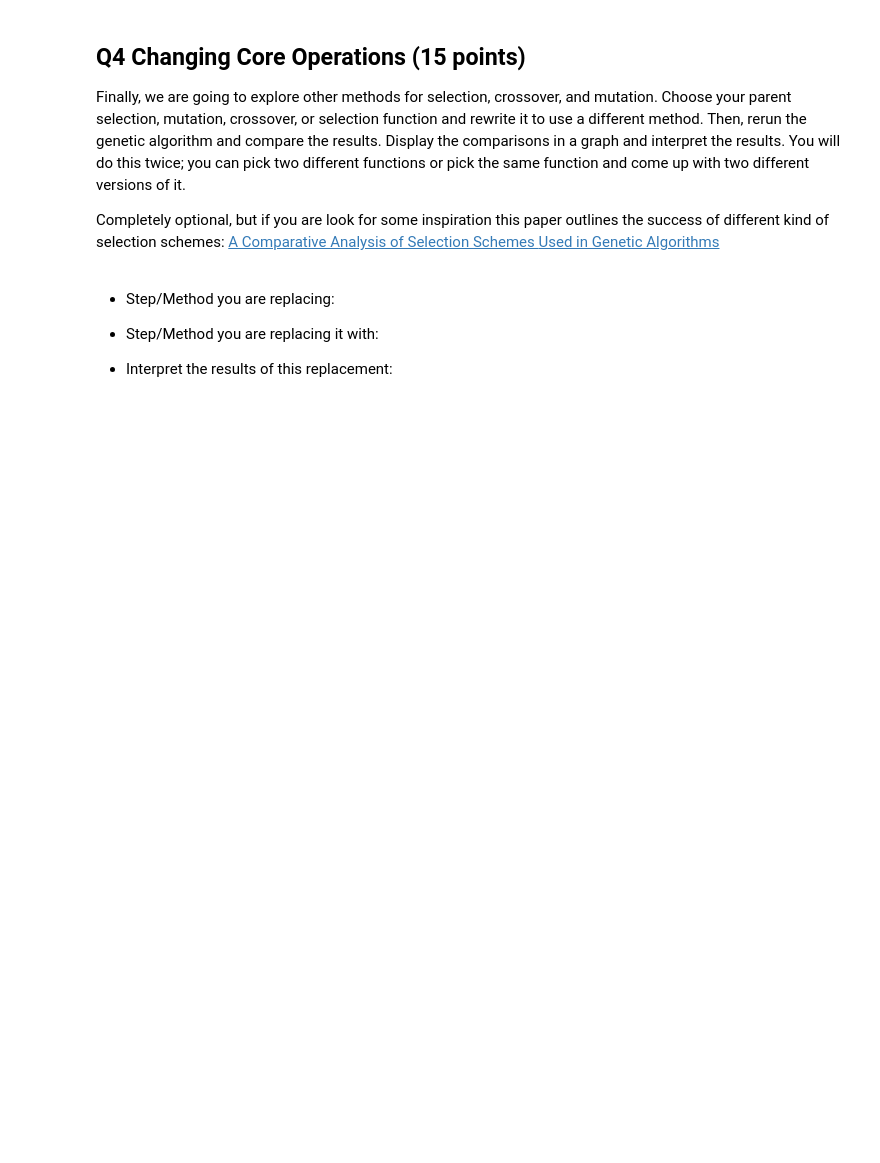
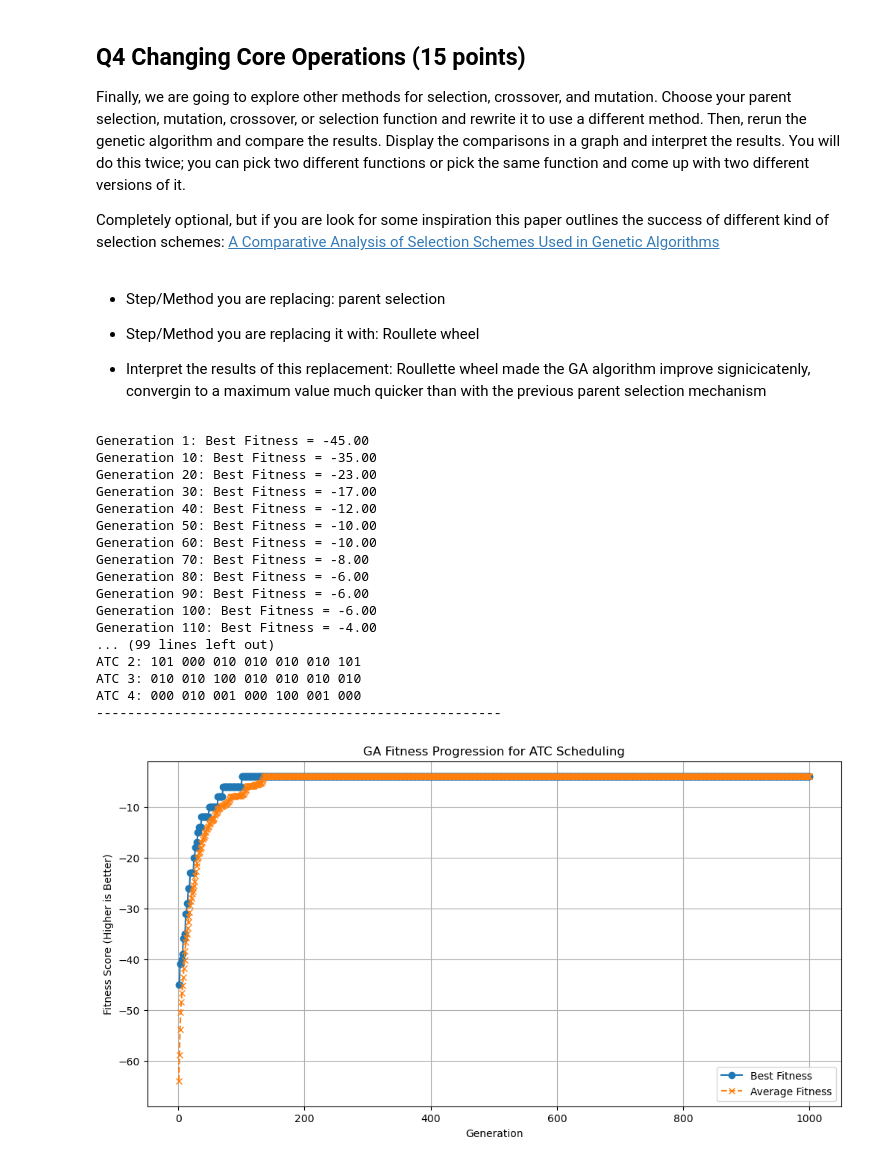
Before and after one commit to Josephvazhae1/advanced-algorithms-2025-01, a Jupyter notebook: lab-assignments/07-genetic/07-genetic-lab.ipynb, the cells around one changed output. Cells and saved outputs as stored; diff of their text form; code cells hidden in the pictures; blank space fills up the shorter version.

```diff
--- a/lab-assignments/07-genetic/07-genetic-lab.ipynb
+++ b/lab-assignments/07-genetic/07-genetic-lab.ipynb
@@ -382,8 +606,9 @@ Finally, we are going to explore other methods for selection, crossover, and mut
 Completely optional, but if you are look for some inspiration this paper outlines the success of different kind of selection schemes: [A Comparative Analysis of Selection Schemes
 Used in Genetic Algorithms](https://www.cse.unr.edu/~sushil/class/gas/papers/Select.pdf)
 # %% [markdown]
-- Step/Method you are replacing:
+- Step/Method you are replacing: parent selection
 
-- Step/Method you are replacing it with:
+- Step/Method you are replacing it with: Roullete wheel
 
 - Interpret the results of this replacement:
+Roullette wheel made the GA algorithm improve signicicatenly, convergin to a maximum value much quicker than with the previous parent selection mechanism
@@ -396 +615,59 @@ def verison_2():    #replace with the name of the function
+# %%
+def parent_selection (population, fitness_scores):
+    total_fitness = sum(fitness_scores)
+    selection_probs = [f / total_fitness for f in fitness_scores]
+    selected_parents = random.choices(population, weights=selection_probs, k=10)
+    return selected_parents
+
+best_schedule, best_fitness, history, avg_history = genetic_algorithm(
+        population_size = POPULATION_SIZE,
+        num_people=NUM_PEOPLE,
+        shifts_per_week=SHIFTS_PER_WEEK,
+        shifts_per_day=SHIFTS_PER_DAY,
+        days_per_week=DAYS_PER_WEEK,
+        generations=GENERATIONS,
+        mutation_rate=MUTATION_RATE,
+        crossover_rate=CROSSOVER_RATE,
+    ) # CHECK THE PARAMETERS!!!
+
+print("\n" + "="*30)
+print("      Best Schedule Found")
+print("="*30)
+if best_schedule:
+    # Evaluate the final best schedule again to be certain of its fitness score
+    final_check_fitness = evaluate_fitness(best_schedule, NUM_PEOPLE, SHIFTS_PER_WEEK, SHIFTS_PER_DAY)
+    print_schedule(best_schedule, final_check_fitness)
+    if abs(final_check_fitness - best_fitness) > 0.01:
+            print(f"[Note] Final re-evaluated fitness {final_check_fitness:.2f} differs slightly from tracked fitness {best_fitness:.2f}")
+else:
+    print("\nNo suitable schedule found (best_schedule is None).")
+    # Explain and show the plot
+    print("\n" + "="*30)
+    print("      Fitness Plot Explanation")
+    print("="*30)
+    print("The plot shows the fitness score evolution over generations:")
+    print(" - 'Best Fitness': The fitness score of the absolute best schedule found in each generation.")
+    print(" - 'Average Fitness': The average fitness score of all schedules in the population for each generation.")
+    print("Ideally, both lines should trend upwards (towards 0 or positive values).")
+    print("The gap between average and best fitness indicates population diversity.")
+plot_fitness(history, avg_history)
+# %% [output]
+Generation 1: Best Fitness = -45.00
+Generation 10: Best Fitness = -35.00
+Generation 20: Best Fitness = -23.00
+Generation 30: Best Fitness = -17.00
+Generation 40: Best Fitness = -12.00
+Generation 50: Best Fitness = -10.00
+Generation 60: Best Fitness = -10.00
+Generation 70: Best Fitness = -8.00
+Generation 80: Best Fitness = -6.00
+Generation 90: Best Fitness = -6.00
+Generation 100: Best Fitness = -6.00
+Generation 110: Best Fitness = -4.00
+... (99 lines left out)
+ATC 2: 101 000 010 010 010 010 101
+ATC 3: 010 010 100 010 010 010 010
+ATC 4: 000 010 001 000 100 001 000
+----------------------------------------------------
+[figure, added]
 # %% [markdown]
```
Also changed, not shown: parts of 18 cells of this notebook.
